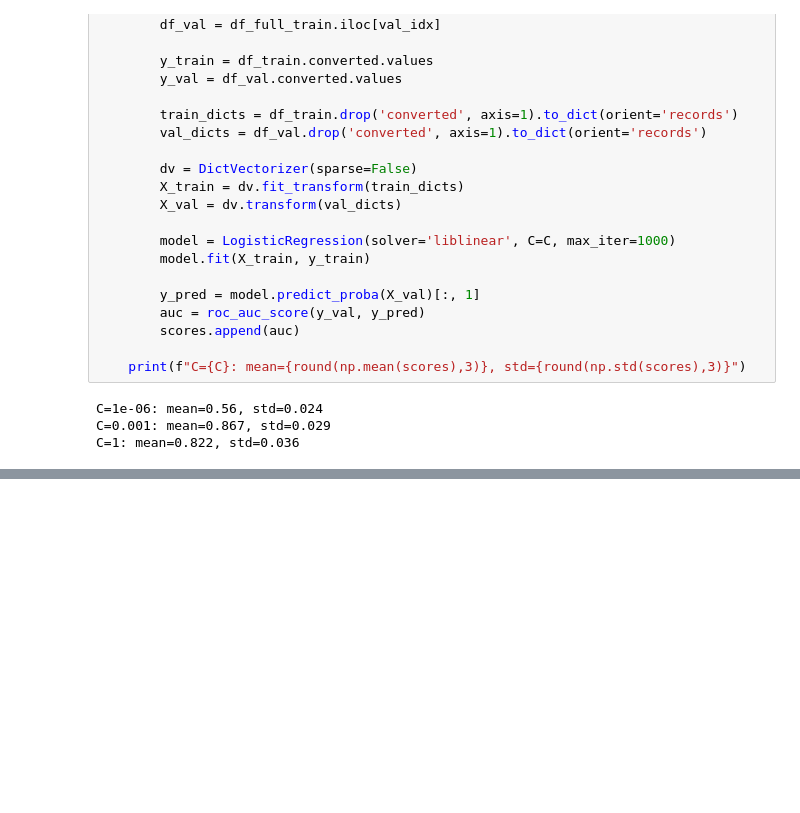
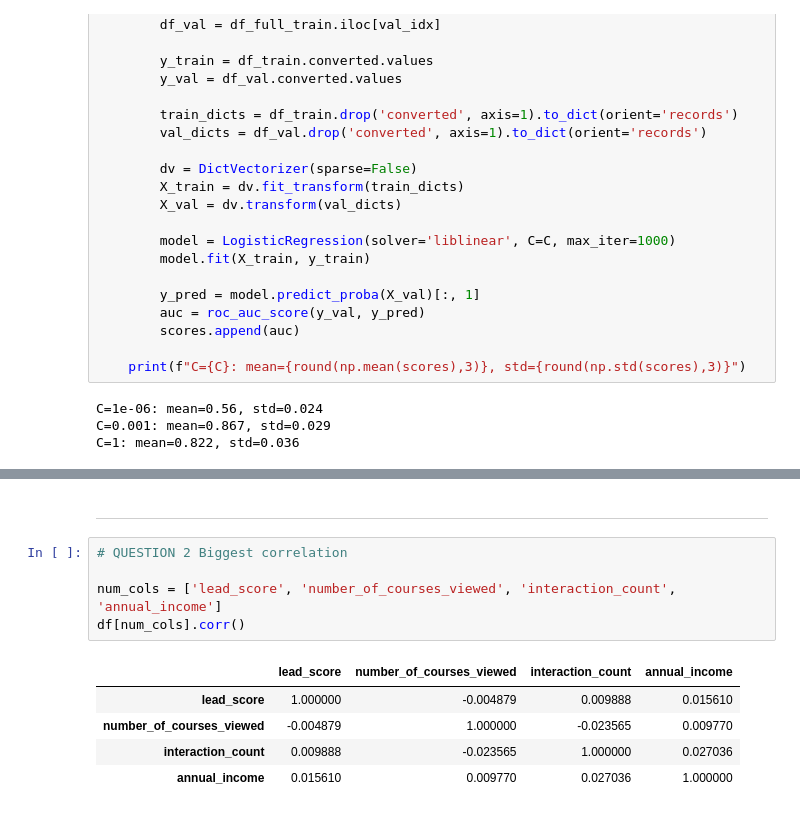
Before and after one commit to visionbyangelic/ML-ZOOMCAMP, a Jupyter notebook: homework-3-machine-learning-for-classification.ipynb, the cells around one changed output, grey strips where cells are left out. Drawn from its saved outputs; the diff is of its cells as text; blank space fills up the shorter version.

```diff
--- a/homework-3-machine-learning-for-classification.ipynb
+++ b/homework-3-machine-learning-for-classification.ipynb
@@ -345,0 +363,13 @@ C=1: mean=0.822, std=0.036
+# %% [markdown]
+---
+# %%
+# QUESTION 2 Biggest correlation
+
+num_cols = ['lead_score', 'number_of_courses_viewed', 'interaction_count', 'annual_income']
+df[num_cols].corr()
+# %% [output]
+|  | lead_score | number_of_courses_viewed | interaction_count | annual_income |
+| lead_score | 1.000000 | -0.004879 | 0.009888 | 0.015610 |
+| number_of_courses_viewed | -0.004879 | 1.000000 | -0.023565 | 0.009770 |
+| interaction_count | 0.009888 | -0.023565 | 1.000000 | 0.027036 |
+| annual_income | 0.015610 | 0.009770 | 0.027036 | 1.000000 |
```
Also changed, not shown: parts of 12 cells of this notebook.
